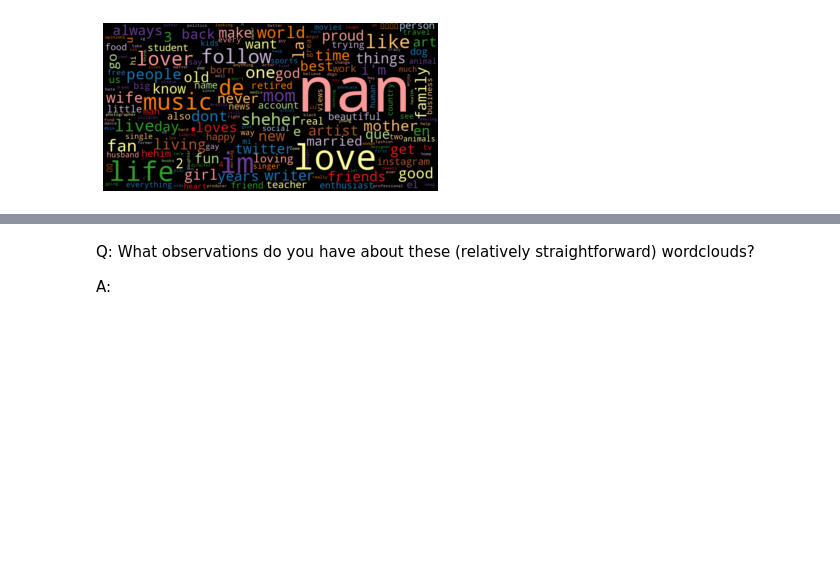
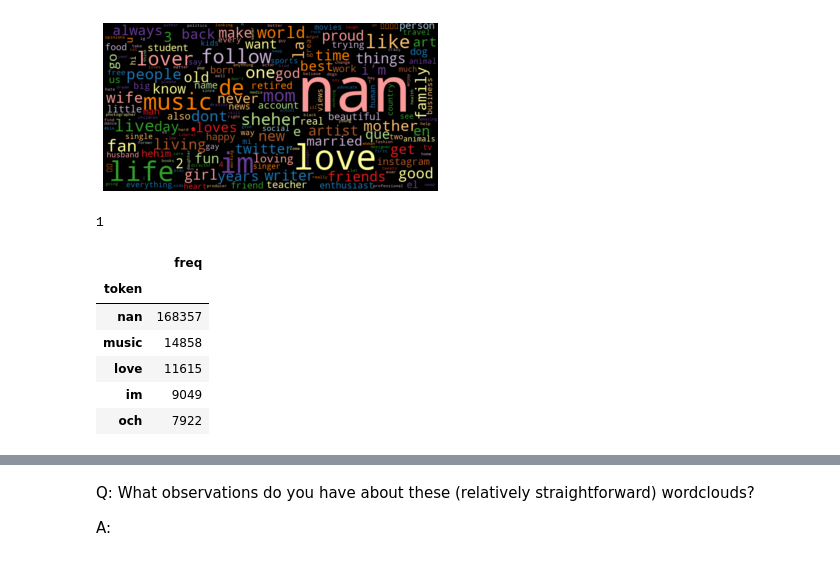
Before and after one commit to munipayal1/MADS-509-Module-3, a Jupyter notebook: Group_Comparison.ipynb, the cells around one changed output, grey strips where cells are left out. Drawn from its saved outputs; the diff is of its cells as text; code cells hidden in the pictures; blank space fills up the shorter version.

```diff
--- a/Group_Comparison.ipynb
+++ b/Group_Comparison.ipynb
@@ -640,0 +659,14 @@ wordcloud(cher__twitter_count_words['freq'])
+# %%
+robyn__twitter_count_words = count_words(robyn_twitter_for_cloud)
+# %% [output]
+1
+# %%
+robyn__twitter_count_words.head()
+# %% [output]
+|  | freq |
+| token |  |
+| nan | 168357 |
+| music | 14858 |
+| love | 11615 |
+| im | 9049 |
+| och | 7922 |
```
Also changed, not shown: parts of 4 cells of this notebook.
